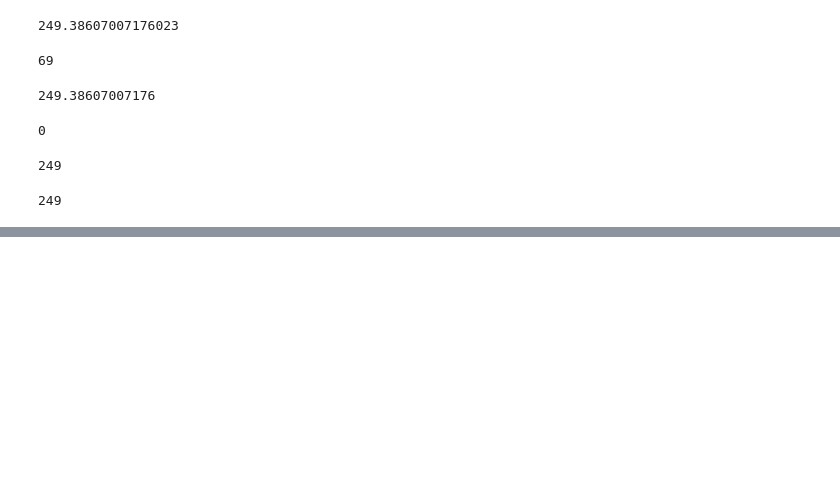
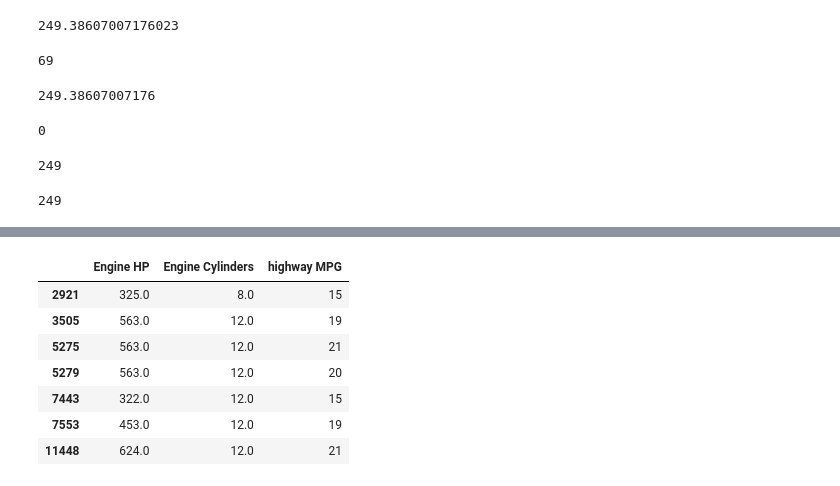
Before and after one commit to roberttflash/ml-zoomcamp, a Jupyter notebook: homework1_20210911.ipynb, the cells around one changed output, grey strips where cells are left out. Cells and saved outputs as stored; diff of their text form; code cells hidden in the pictures; blank space fills up the shorter version.

```diff
--- a/homework1_20210911.ipynb
+++ b/homework1_20210911.ipynb
@@ -111,0 +162,11 @@ print(round(df['Engine HP'].mean()))
+# %%
+dup.drop_duplicates()
+# %% [output]
+|  | Engine HP | Engine Cylinders | highway MPG |
+| 2921 | 325.0 | 8.0 | 15 |
+| 3505 | 563.0 | 12.0 | 19 |
+| 5275 | 563.0 | 12.0 | 21 |
+| 5279 | 563.0 | 12.0 | 20 |
+| 7443 | 322.0 | 12.0 | 15 |
+| 7553 | 453.0 | 12.0 | 19 |
+| 11448 | 624.0 | 12.0 | 21 |
```
Also changed, not shown: parts of 24 cells of this notebook, 1 other file.
